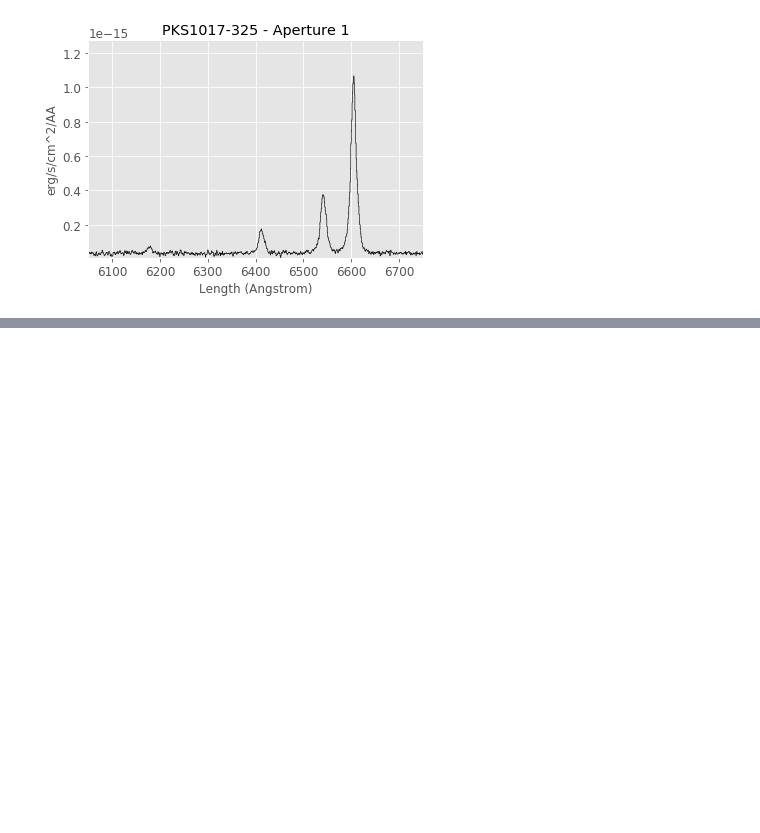
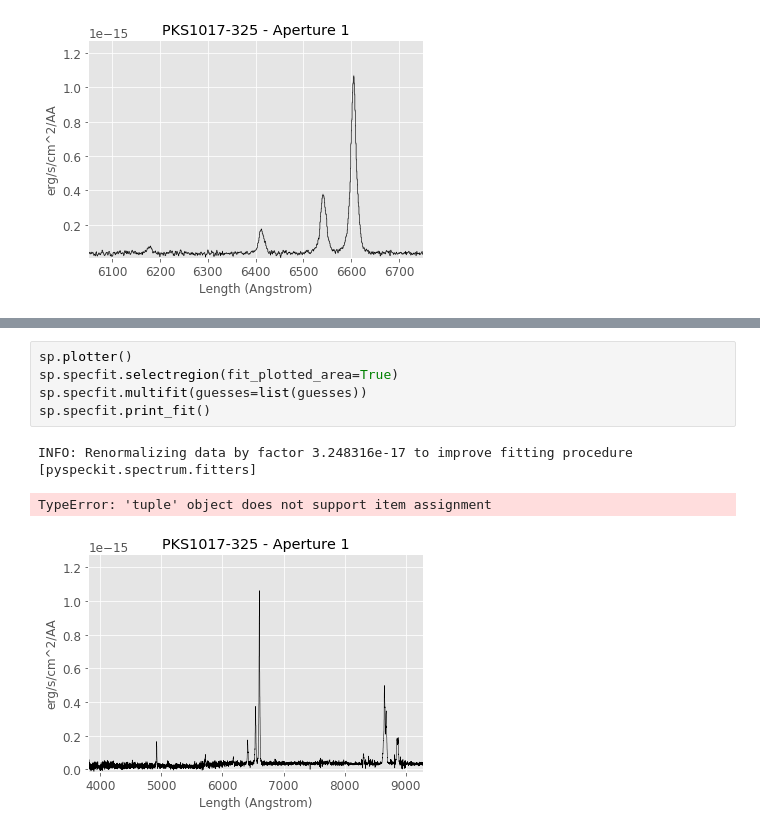
Before and after one commit to granttremblay/question_for_adam, a Jupyter notebook: PKS1017_Analysis.ipynb, the cells around one changed output, grey strips where cells are left out. Saved outputs shown, nothing was run; the diff lists cells and outputs as text; blank space fills up the shorter version.

```diff
--- a/PKS1017_Analysis.ipynb
+++ b/PKS1017_Analysis.ipynb
@@ -316,0 +367,9 @@ sp.specfit.print_fit()
+# %%
+sp.plotter()
+sp.specfit.selectregion(fit_plotted_area=True)
+sp.specfit.multifit(guesses=list(guesses))
+sp.specfit.print_fit()
+# %% [output]
+INFO: Renormalizing data by factor 3.248316e-17 to improve fitting procedure [pyspeckit.spectrum.fitters]
+TypeError: 'tuple' object does not support item assignment
+[figure, added]
```
Also changed, not shown: parts of 10 cells of this notebook.
